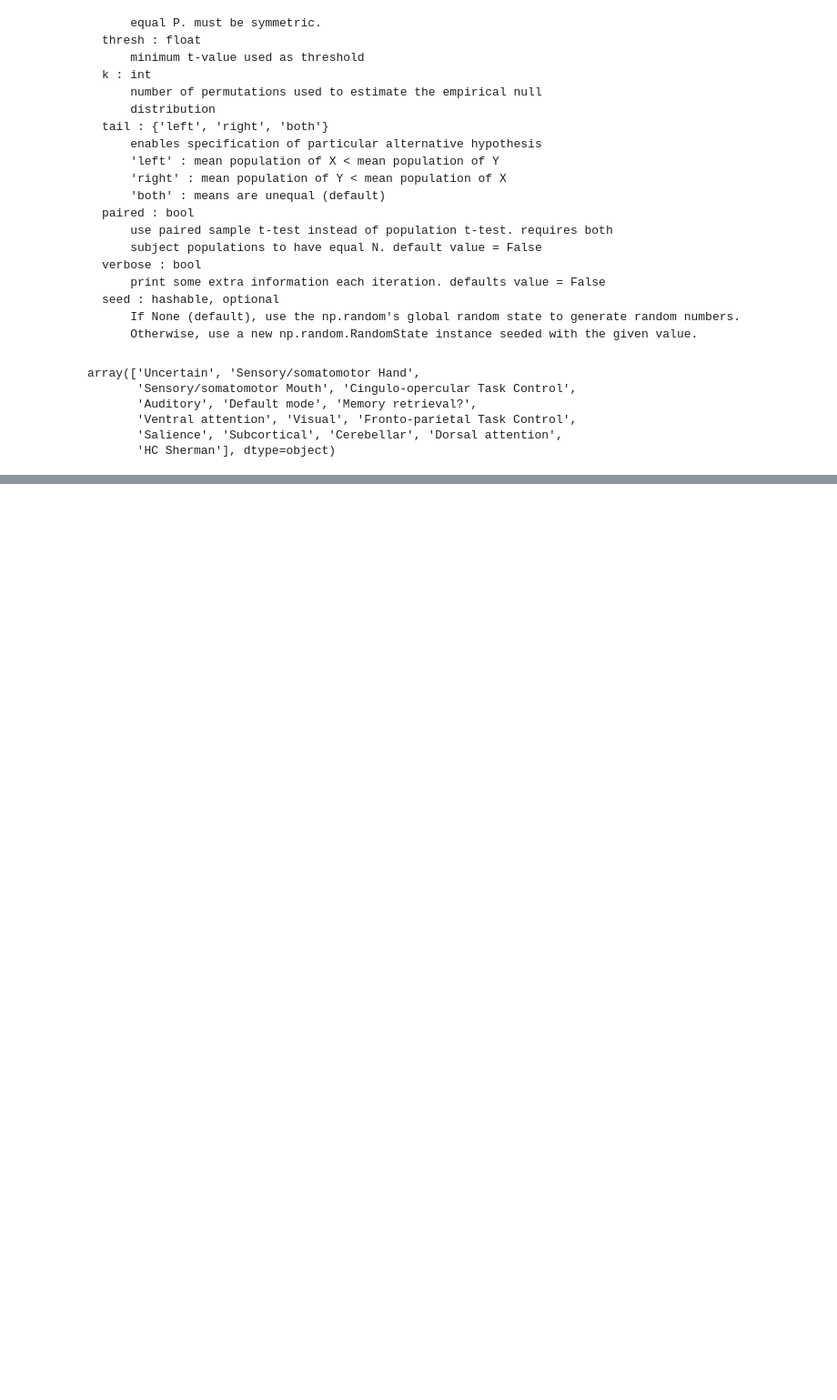
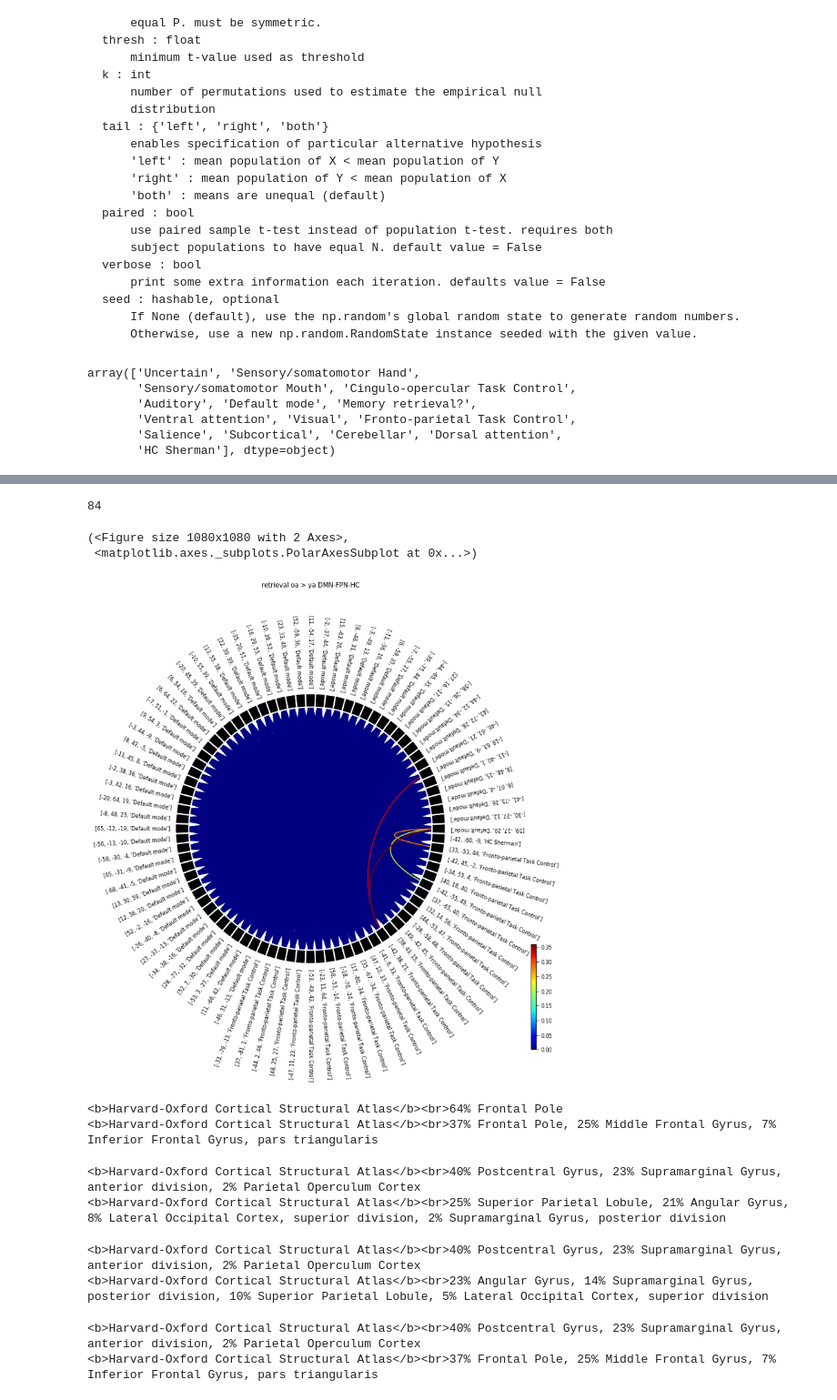
Before and after one commit to mcmahonmc/dissertation, a Jupyter notebook: NBS-hc.ipynb, the cells around one changed output, grey strips where cells are left out. Shown at 91% size. Saved outputs shown, nothing was run; the diff lists cells and outputs as text; code cells hidden in the pictures; blank space fills up the shorter version.

```diff
--- a/NBS-hc.ipynb
+++ b/NBS-hc.ipynb
@@ -84,3 +84,11 @@ dmn_fpn_mem = np.concatenate((dmn, fpn, mem, hc))
 # %%
 x = np.load('/Volumes/schnyer/Megan/adm_mem-fc/analysis/nbs/withhc/memmatch_fc_withhc_clean.npy', allow_pickle=True).flat[0]
 fc_subs = np.loadtxt('/Volumes/schnyer/Megan/adm_mem-fc/analysis/nbs/withhc/fcsubs.txt', dtype=str)
+# %%
+adj = np.loadtxt('/Volumes/schnyer/Megan/adm_mem-fc/analysis/nbs/withhc/adj_oagtya_dmnfpnhc_t35_network1_plt05_extent.txt')
+coords = np.loadtxt('/Volumes/schnyer/Megan/adm_mem-fc/analysis/nbs/withhc/coords_dmn_fpn_hc.txt', dtype=int)
+print(adj.shape)
+nbs_mat = np.repeat(adj[:, :, np.newaxis], x['cue'].shape[2], axis=2)*x['cue'][dmn_fpn][:,dmn_fpn,:]
+
+np.fill_diagonal(adj, -1.0, wrap=False)
+np.savetxt('/Volumes/schnyer/Megan/adm_mem-fc/analysis/nbs/withhc/network1.edge', adj, fmt='%s', delimiter=' ')
@@ -86,0 +117,50 @@ fc_subs = np.loadtxt('/Volumes/schnyer/Megan/adm_mem-fc/analysis/nbs/withhc/fcsu
+# %%
+edges.shape[0]
+# %% [output]
+84
+# %%
+fig = plt.figure(figsize=(15, 15))
+n_lines = int(np.sum((nbs_mat > 0) / 2))
+node_labels = pd.DataFrame(np.hstack((coords, atlas.loc[dmn_fpn].values))).values.tolist()
+
+
+plot_connectivity_circle(nbs_mat.mean(axis=2), node_labels, n_lines=n_lines, fig=fig, title='retrieval oa > ya DMN-FPN-HC',
+                         fontsize_title=10, facecolor='white', textcolor='black',
+                         colormap='jet', colorbar=1, node_colors=['black'],
+                         node_edgecolor=['white'], show=False, interactive=False)
+# %% [output]
+(<Figure size 1080x1080 with 2 Axes>,
+ <matplotlib.axes._subplots.PolarAxesSubplot at 0x...>)
+[figure, added]
+# %%
+%%bash
+
+atlasquery -a 'Harvard-Oxford Cortical Structural Atlas' -c -18,63,-9
+atlasquery -a 'Harvard-Oxford Cortical Structural Atlas' -c -42,38,21
+# %% [output]
+<b>Harvard-Oxford Cortical Structural Atlas</b><br>64% Frontal Pole
+<b>Harvard-Oxford Cortical Structural Atlas</b><br>37% Frontal Pole, 25% Middle Frontal Gyrus, 7% Inferior Frontal Gyrus, pars triangularis
+# %%
+%%bash
+
+atlasquery -a 'Harvard-Oxford Cortical Structural Atlas' -c 59,-17,29
+atlasquery -a 'Harvard-Oxford Cortical Structural Atlas' -c 33,-53,44
+# %% [output]
+<b>Harvard-Oxford Cortical Structural Atlas</b><br>40% Postcentral Gyrus, 23% Supramarginal Gyrus, anterior division, 2% Parietal Operculum Cortex
+<b>Harvard-Oxford Cortical Structural Atlas</b><br>25% Superior Parietal Lobule, 21% Angular Gyrus, 8% Lateral Occipital Cortex, superior division, 2% Supramarginal Gyrus, posterior division
+# %%
+%%bash
+
+atlasquery -a 'Harvard-Oxford Cortical Structural Atlas' -c 59,-17,29
+atlasquery -a 'Harvard-Oxford Cortical Structural Atlas' -c -42,-55,45
+# %% [output]
+<b>Harvard-Oxford Cortical Structural Atlas</b><br>40% Postcentral Gyrus, 23% Supramarginal Gyrus, anterior division, 2% Parietal Operculum Cortex
+<b>Harvard-Oxford Cortical Structural Atlas</b><br>23% Angular Gyrus, 14% Supramarginal Gyrus, posterior division, 10% Superior Parietal Lobule, 5% Lateral Occipital Cortex, superior division
+# %%
+%%bash
+
+atlasquery -a 'Harvard-Oxford Cortical Structural Atlas' -c 59,-17,29
+atlasquery -a 'Harvard-Oxford Cortical Structural Atlas' -c -42,38,21
+# %% [output]
+<b>Harvard-Oxford Cortical Structural Atlas</b><br>40% Postcentral Gyrus, 23% Supramarginal Gyrus, anterior division, 2% Parietal Operculum Cortex
+<b>Harvard-Oxford Cortical Structural Atlas</b><br>37% Frontal Pole, 25% Middle Frontal Gyrus, 7% Inferior Frontal Gyrus, pars triangularis
```
Also changed, not shown: parts of 27 cells of this notebook, 1 other file.
